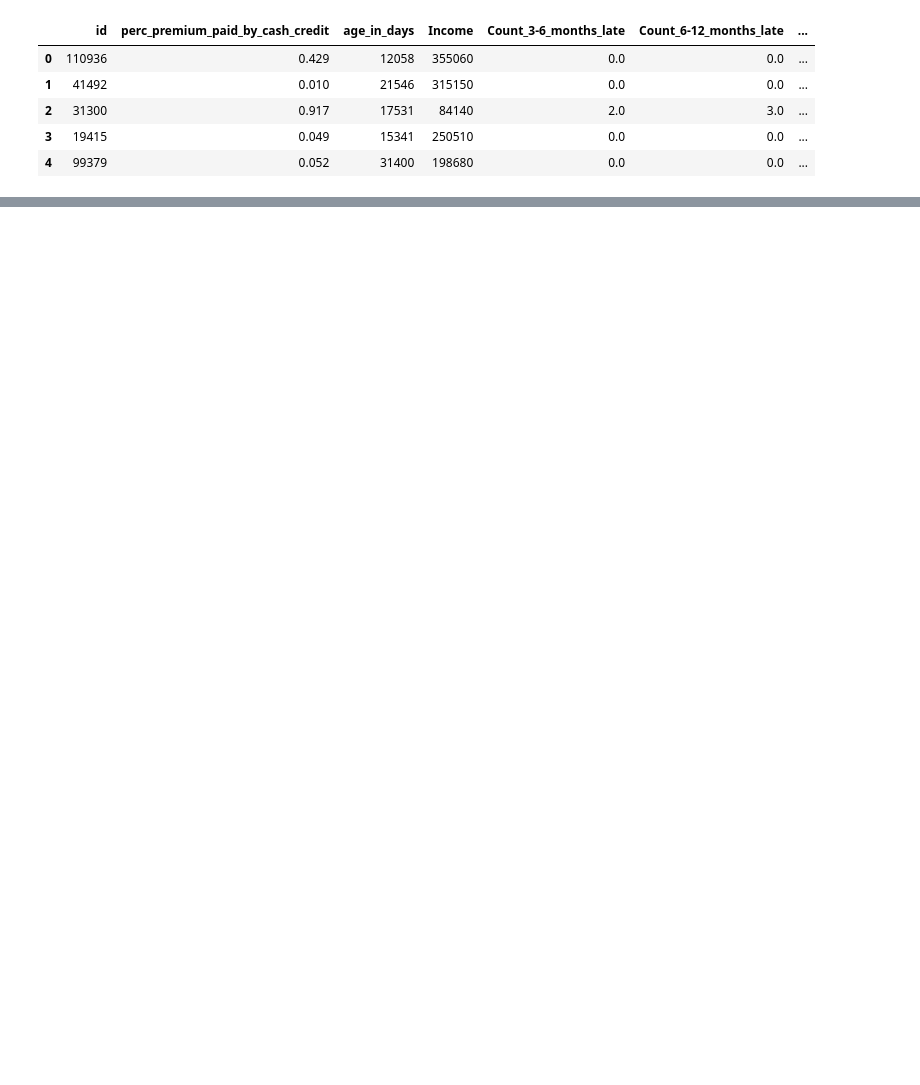
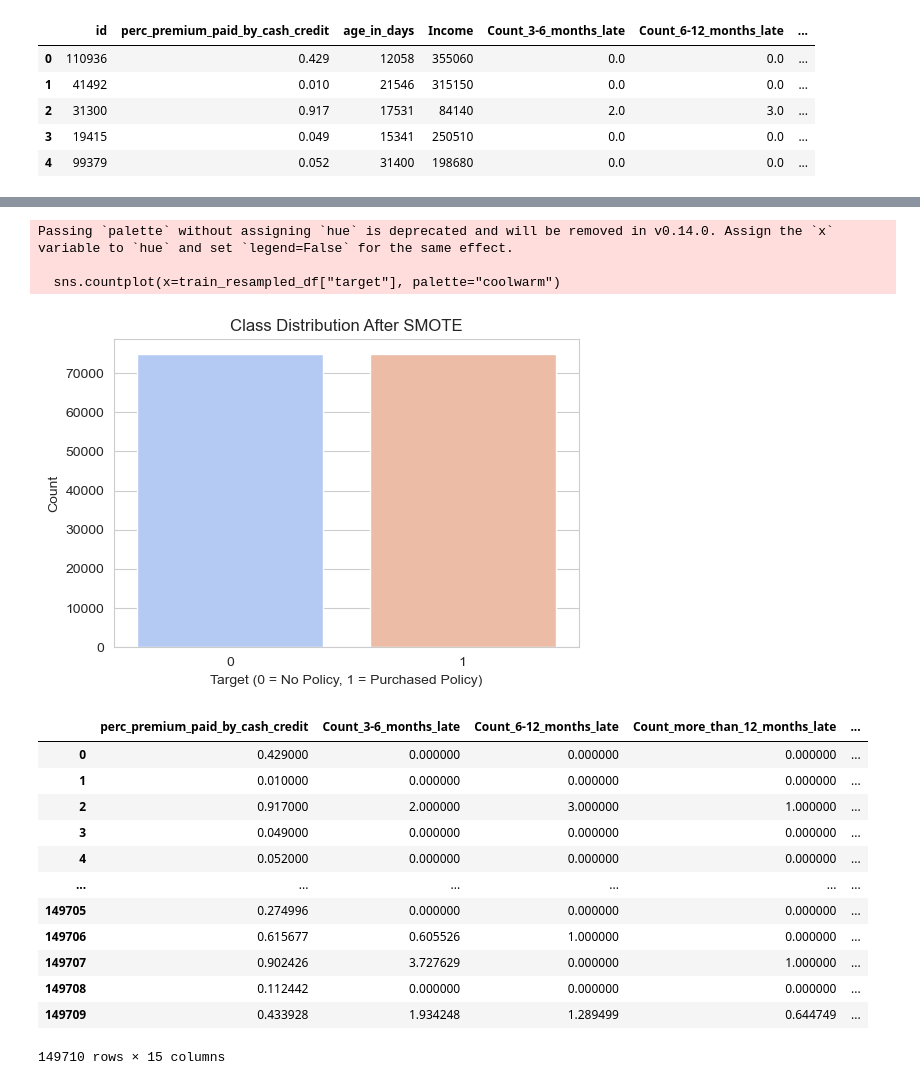
Before and after one commit to Shivangini-m/DataScienceGuidedCapstone, a Jupyter notebook: Capstone3/CapstoneProject3.ipynb, the cells around one changed output, grey strips where cells are left out. Saved outputs shown, nothing was run; the diff lists cells and outputs as text; code cells hidden in the pictures; blank space fills up the shorter version.

```diff
--- a/Capstone3/CapstoneProject3.ipynb
+++ b/Capstone3/CapstoneProject3.ipynb
@@ -267,0 +332,66 @@ Target variable (target) is intact and balanced handling is the next step.
+# %%
+# load necessary libraries
+
+from imblearn.over_sampling import SMOTE
+
+# Ensure necessary transformations again
+if 'age_in_days' in train_df.columns and 'age_in_years' not in train_df.columns:
+    train_df['age_in_years'] = (train_df['age_in_days'] / 365).astype(int)
+    train_df.drop(columns=['age_in_days'], inplace=True)
+
+if 'Income' in train_df.columns and 'log_Income' not in train_df.columns:
+    train_df['log_Income'] = np.log1p(train_df['Income'])
+    train_df.drop(columns=['Income'], inplace=True)
+
+if 'id' in train_df.columns:
+    train_df.drop(columns=['id'], inplace=True)
+
+if 'sourcing_channel' in train_df.columns or 'residence_area_type' in train_df.columns:
+    train_df = pd.get_dummies(train_df, columns=['sourcing_channel', 'residence_area_type'], drop_first=True)
+
+# Handle missing values
+for col in ['Count_3-6_months_late', 'Count_6-12_months_late', 'Count_more_than_12_months_late']:
+    train_df[col] = train_df[col].fillna(0)
+
+train_df['application_underwriting_score'] = train_df['application_underwriting_score'].fillna(train_df['application_underwriting_score'].median())
+
+# Splitting features and target variable
+X = train_df.drop(columns=['target'])
+y = train_df['target']
+
+# Apply SMOTE to handle class imbalance
+smote = SMOTE(sampling_strategy='auto', random_state=42)
+X_resampled, y_resampled = smote.fit_resample(X, y)
+
+# Convert resampled data back to DataFrame
+train_resampled_df = pd.DataFrame(X_resampled, columns=X.columns)
+train_resampled_df['target'] = y_resampled
+
+# Check new class distribution after SMOTE
+plt.figure(figsize=(6, 4))
+sns.countplot(x=train_resampled_df["target"], palette="coolwarm")
+plt.title("Class Distribution After SMOTE")
+plt.xlabel("Target (0 = No Policy, 1 = Purchased Policy)")
+plt.ylabel("Count")
+plt.show()
+
+# Display updated dataset
+display(train_resampled_df)
+# %% [output]
+Passing `palette` without assigning `hue` is deprecated and will be removed in v0.14.0. Assign the `x` variable to `hue` and set `legend=False` for the same effect.
+
+  sns.countplot(x=train_resampled_df["target"], palette="coolwarm")
+[figure, added]
+|  | perc_premium_paid_by_cash_credit | Count_3-6_months_late | Count_6-12_months_late | Count_more_than_12_months_late | ... |
+| 0 | 0.429000 | 0.000000 | 0.000000 | 0.000000 | ... |
+| 1 | 0.010000 | 0.000000 | 0.000000 | 0.000000 | ... |
+| 2 | 0.917000 | 2.000000 | 3.000000 | 1.000000 | ... |
+| 3 | 0.049000 | 0.000000 | 0.000000 | 0.000000 | ... |
+| 4 | 0.052000 | 0.000000 | 0.000000 | 0.000000 | ... |
+| ... | ... | ... | ... | ... | ... |
+| 149705 | 0.274996 | 0.000000 | 0.000000 | 0.000000 | ... |
+| 149706 | 0.615677 | 0.605526 | 1.000000 | 0.000000 | ... |
+| 149707 | 0.902426 | 3.727629 | 0.000000 | 1.000000 | ... |
+| 149708 | 0.112442 | 0.000000 | 0.000000 | 0.000000 | ... |
+| 149709 | 0.433928 | 1.934248 | 1.289499 | 0.644749 | ... |
+149710 rows × 15 columns
```
Also changed, not shown: parts of 10 cells of this notebook, 10 other files.
